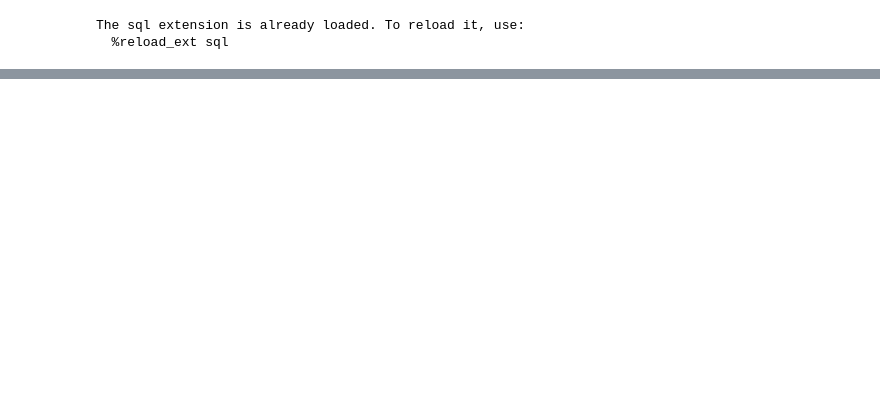
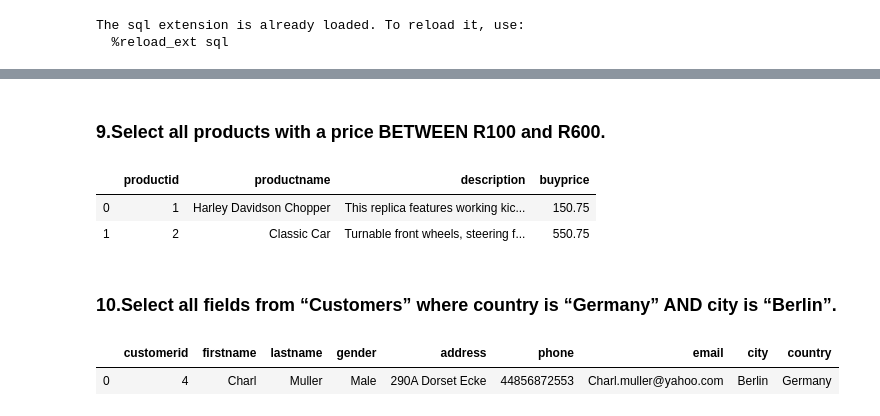
Before and after one commit to LeboSeribe/SQL, a Jupyter notebook: SQL .ipynb, the cells around one changed output, grey strips where cells are left out. Saved outputs shown, nothing was run; the diff lists cells and outputs as text; code cells hidden in the pictures; blank space fills up the shorter version.

```diff
--- a/SQL .ipynb
+++ b/SQL .ipynb
@@ -51,0 +208,15 @@ pd.read_sql('SELECT * from customers',engine)
+# %% [markdown]
+### 9.Select all products with a price BETWEEN R100 and R600.
+# %%
+pd.read_sql('SELECT * FROM Products WHERE buyprice BETWEEN 100 AND 600',engine)
+# %% [output]
+|  | productid | productname | description | buyprice |
+| 0 | 1 | Harley Davidson Chopper | This replica features working kic... | 150.75 |
+| 1 | 2 | Classic Car | Turnable front wheels, steering f... | 550.75 |
+# %% [markdown]
+### 10.Select all fields from “Customers” where country is “Germany” AND city is “Berlin”.
+# %%
+pd.read_sql("SELECT * FROM customers WHERE country = 'Germany' AND city = 'Berlin'",engine)
+# %% [output]
+|  | customerid | firstname | lastname | gender | address | phone | email | city | country |
+| 0 | 4 | Charl | Muller | Male | 290A Dorset Ecke | 44856872553 | Charl.muller@yahoo.com | Berlin | Germany |
```
Also changed, not shown: parts of 57 cells of this notebook.
